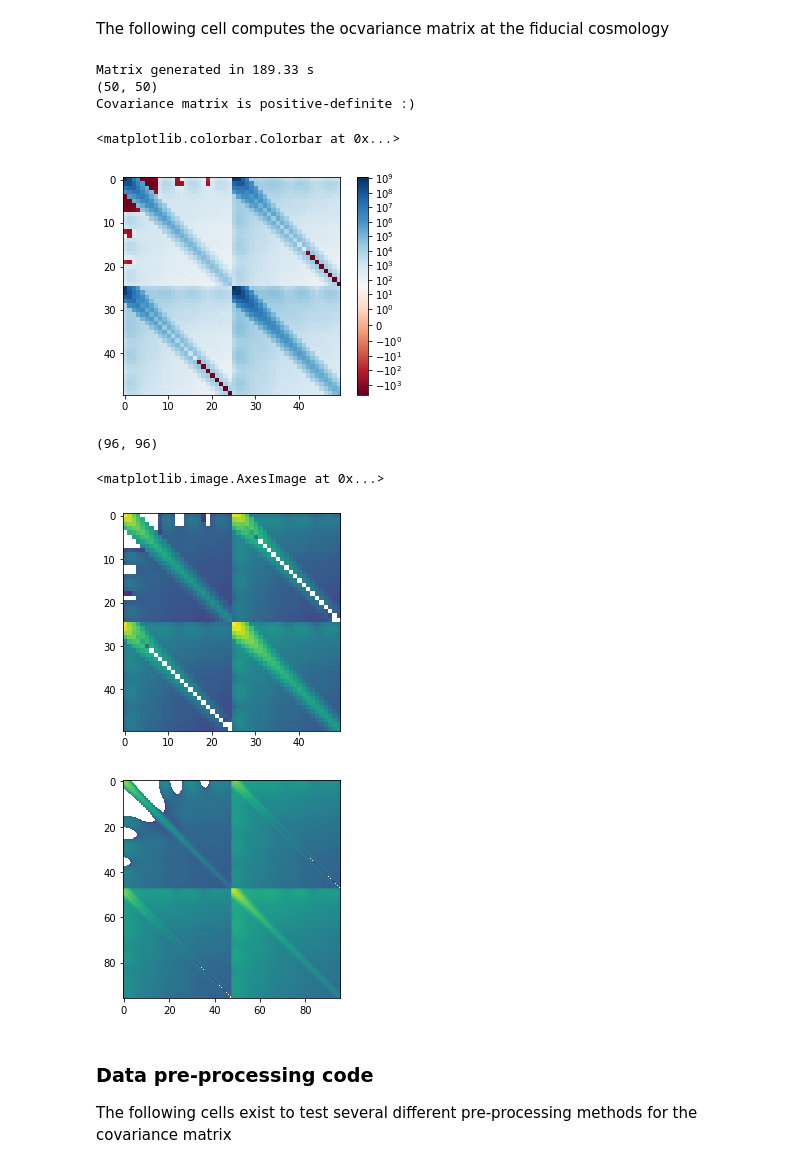
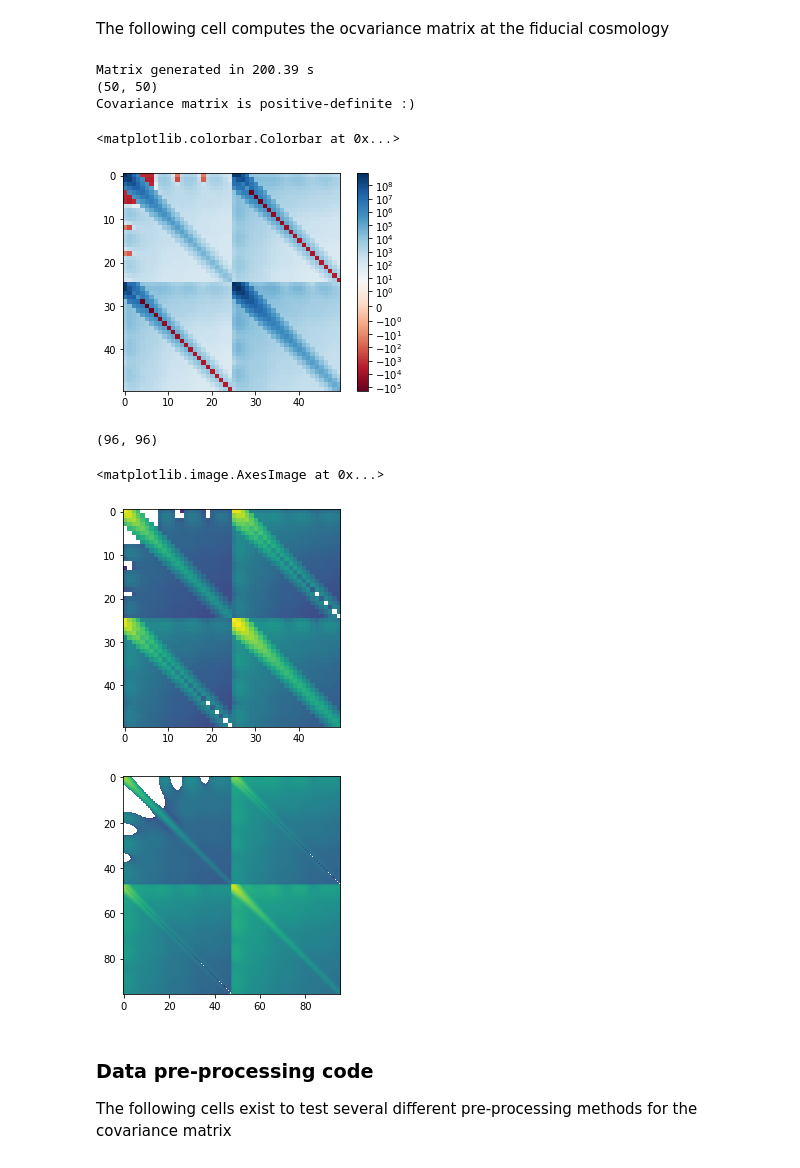
Before and after one commit to jadamo/CovNet, a Jupyter notebook: notebooks/Test-Training-Set.ipynb, the cells around one changed output. Drawn from its saved outputs; the diff is of its cells as text; code cells hidden in the pictures.

```diff
--- a/notebooks/Test-Training-Set.ipynb
+++ b/notebooks/Test-Training-Set.ipynb
@@ -238,10 +238,12 @@ The following cell computes the ocvariance matrix at the fiducial cosmology
 # %%
 # This cell computes the covariance matrix at the fiducial cosmology (TODO: move this to a better spot!)
 t1 = time.time()
-params_fid = np.array([67.77,0.1184,1, 1.9485,-0.5387, -0.6, -7.3973, -35.711, 276.19, 6117.1])
-C_G = CovaPT.get_gaussian_covariance(params_fid)
-C_SSC, C_T0 = CovaPT.get_non_gaussian_covariance(params_fid)
+params_fid = np.array([67.77,0.1184,1, 1.9485,-0.5387, 0.1, 5, -15, 100., 5e3])
+params_best = np.array([70.848,0.1120,0.7573, 2.8213,-0.2566, -0.0442, 12.0884, 4.54, 381.8, 984])
+C_G = CovaPT.get_gaussian_covariance(params_best)
+C_SSC, C_T0 = CovaPT.get_non_gaussian_covariance(params_best)
 C_fid = C_G + C_SSC + C_T0
+#C_fid = C_G
 t2 = time.time()
 print("Matrix generated in {:0.2f} s".format(t2 - t1))
 
@@ -253,9 +255,9 @@ try:
 except np.linalg.LinAlgError as err:
     print("Covariance matrix is NOT positive-definite!")
 
-np.savez("../Data/Cov_Fid.npz", C_G=C_G, C_SSC=C_SSC, C_T0=C_T0)
+np.savez("../Data/Cov_Best.npz", C_G=C_G, C_SSC=C_SSC, C_T0=C_T0)
 # %% [output]
-Matrix generated in 189.33 s
+Matrix generated in 200.39 s
 (50, 50)
 Covariance matrix is positive-definite :)
 # %%
@@ -264,19 +266,19 @@ plt.imshow(C_fid, cmap="RdBu", norm=colors.SymLogNorm(linthresh=1., vmin=np.amin
 plt.colorbar()
 # %% [output]
 <matplotlib.colorbar.Colorbar at 0x...>
-[figure, old version]
+[figure, new version]
 # %%
-C_montepython = np.loadtxt("/home/jadamo/UArizona/Research/lss_montepython/data/ngc_z3/analytic_covmat.dat")
+C_montepython = np.loadtxt("/home/joeadamo/Research/lss_montepython/data/ngc_z3/analytic_covmat.dat")
 print(C_montepython.shape)
 
 plt.imshow(C_fid, norm=colors.LogNorm(vmin=1e0, vmax=np.amax(C_fid)))
 
 plt.figure()
 plt.imshow(C_montepython, norm=colors.LogNorm(vmin=1e0, vmax=np.amax(C_fid)))
 # %% [output]
 (96, 96)
 <matplotlib.image.AxesImage at 0x...>
-[figure, old version]
+[figure, new version]
 [figure]
 # %% [markdown]
 ### Data pre-processing code
```
Also changed, not shown: parts of 1 cell of this notebook, 7 other files.
